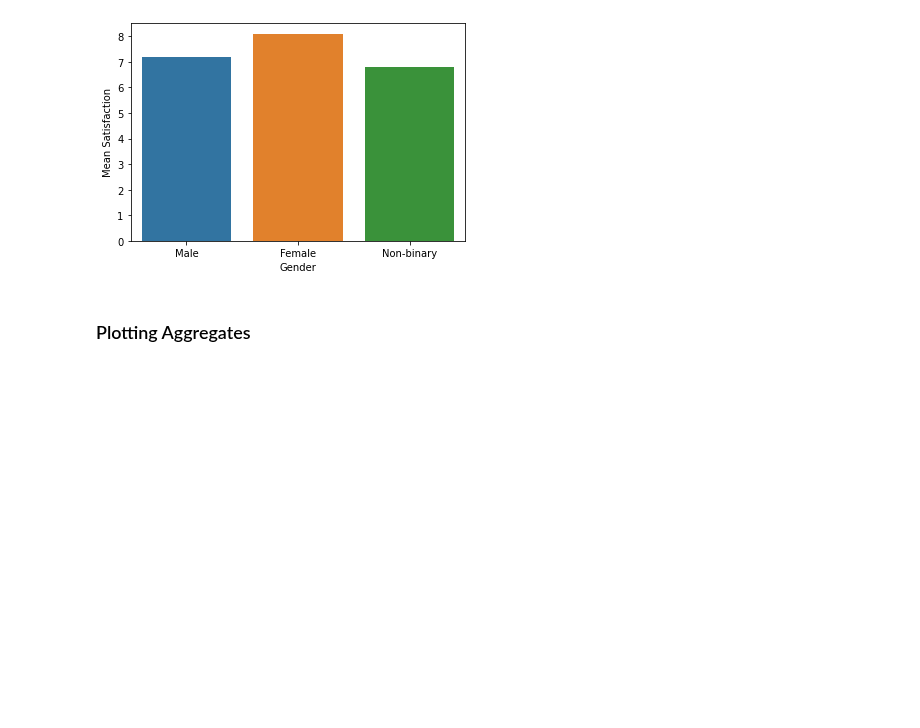
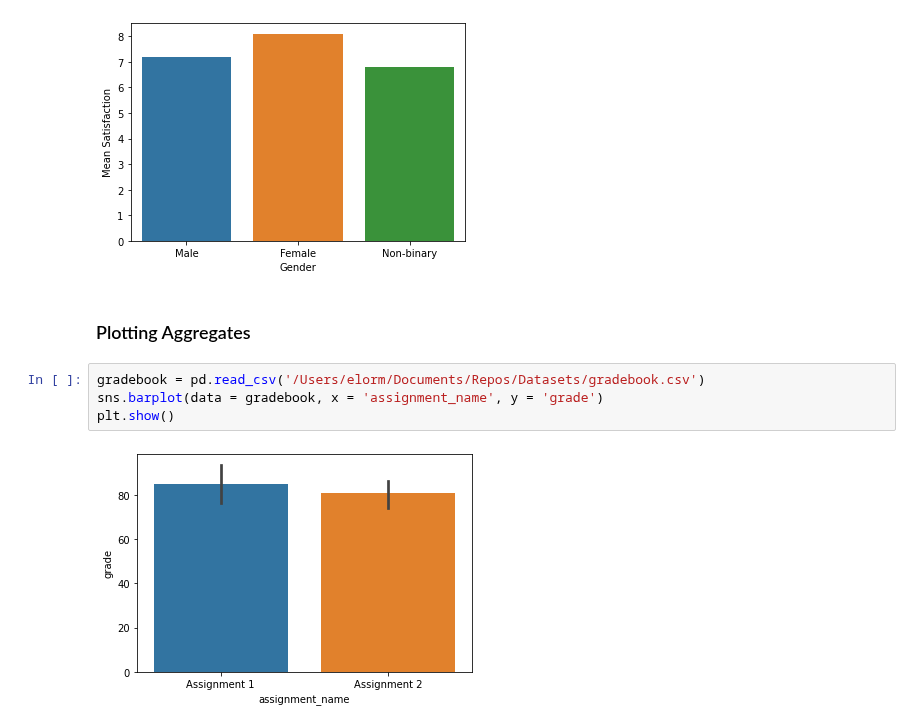
Before and after one commit to joeelorm/Data_Science, a Jupyter notebook: Data Visualization/Data Visualisation_4.ipynb, the cells around one changed output. Cells and saved outputs as stored; diff of their text form; blank space fills up the shorter version.

```diff
--- a/Data Visualization/Data Visualisation_4.ipynb
+++ b/Data Visualization/Data Visualisation_4.ipynb
@@ -34,3 +35,9 @@ plt.show()
 [figure]
 # %% [markdown]
 ### Plotting Aggregates
+# %%
+gradebook = pd.read_csv('/Users/elorm/Documents/Repos/Datasets/gradebook.csv')
+sns.barplot(data = gradebook, x = 'assignment_name', y = 'grade')
+plt.show()
+# %% [output]
+[figure, added]
```
Also changed, not shown: parts of 8 cells of this notebook.
